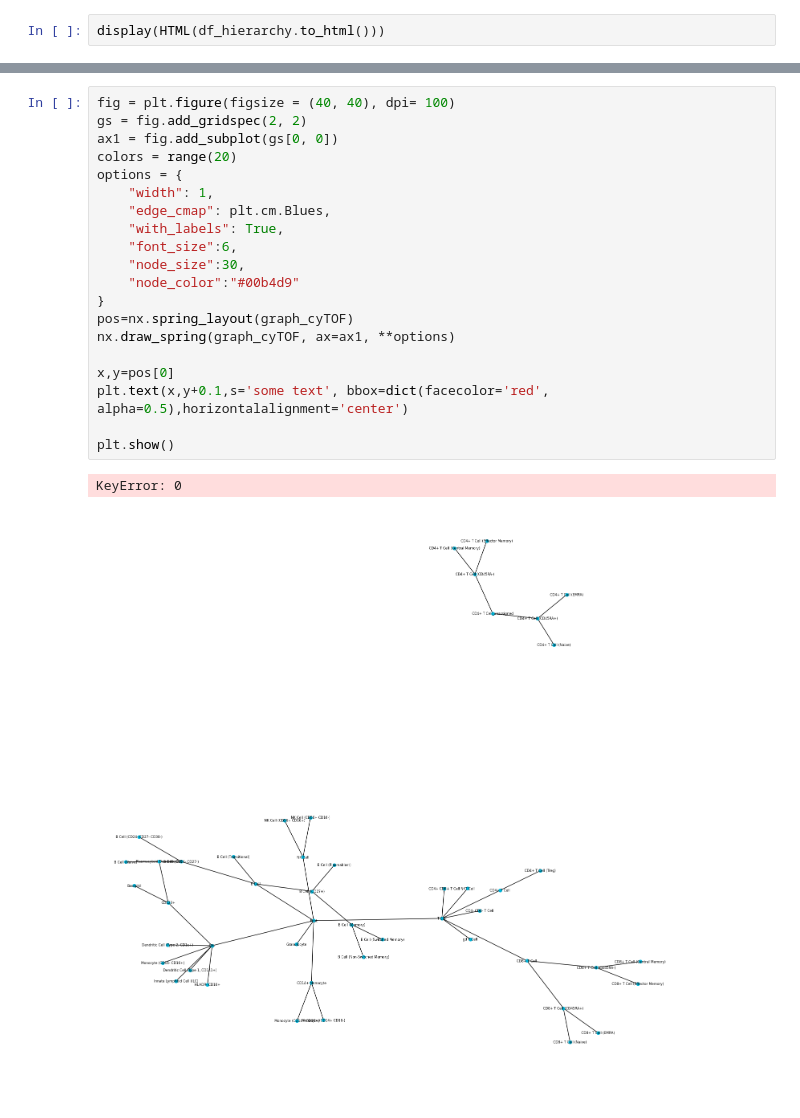
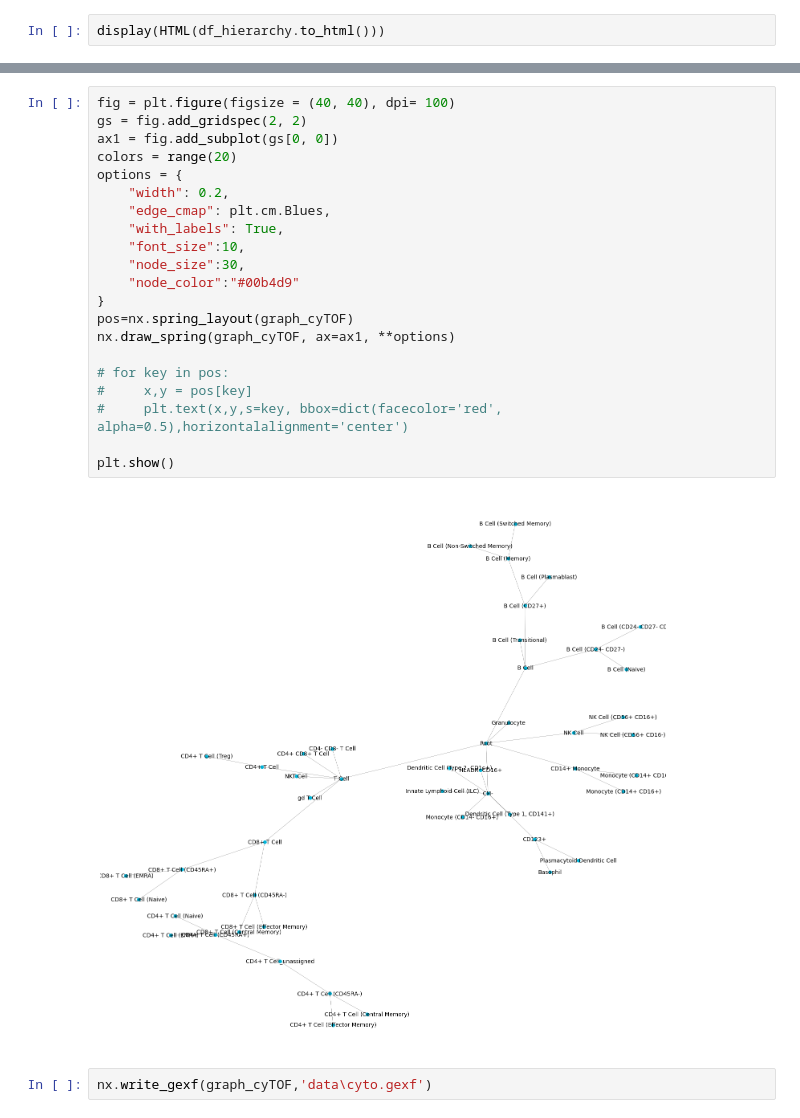
Before and after one commit to phamidko/codesnippets, a Jupyter notebook: cyTOF/cyTOF_gating.ipynb, the cells around one changed output, grey strips where cells are left out. Cells and saved outputs as stored; diff of their text form.

```diff
--- a/cyTOF/cyTOF_gating.ipynb
+++ b/cyTOF/cyTOF_gating.ipynb
@@ -118,23 +116,25 @@ nx.draw(graph_cyTOF, with_labels=True)
 # %%
 fig = plt.figure(figsize = (40, 40), dpi= 100)
 gs = fig.add_gridspec(2, 2)
 ax1 = fig.add_subplot(gs[0, 0])
 colors = range(20)
 options = {
-    "width": 1,
+    "width": 0.2,
     "edge_cmap": plt.cm.Blues,
     "with_labels": True,
-    "font_size":6,
+    "font_size":10,
     "node_size":30,
     "node_color":"#00b4d9"
 }
 pos=nx.spring_layout(graph_cyTOF)
 nx.draw_spring(graph_cyTOF, ax=ax1, **options)
 
-x,y=pos[0]
-plt.text(x,y+0.1,s='some text', bbox=dict(facecolor='red', alpha=0.5),horizontalalignment='center')
+# for key in pos:
+#     x,y = pos[key]
+#     plt.text(x,y,s=key, bbox=dict(facecolor='red', alpha=0.5),horizontalalignment='center')
 
 plt.show()
 # %% [output]
-KeyError: 0
-[figure, old version]
+[figure, new version]
+# %%
+nx.write_gexf(graph_cyTOF,'data\cyto.gexf')
```
Also changed, not shown: parts of 9 cells of this notebook, 5 other files.
